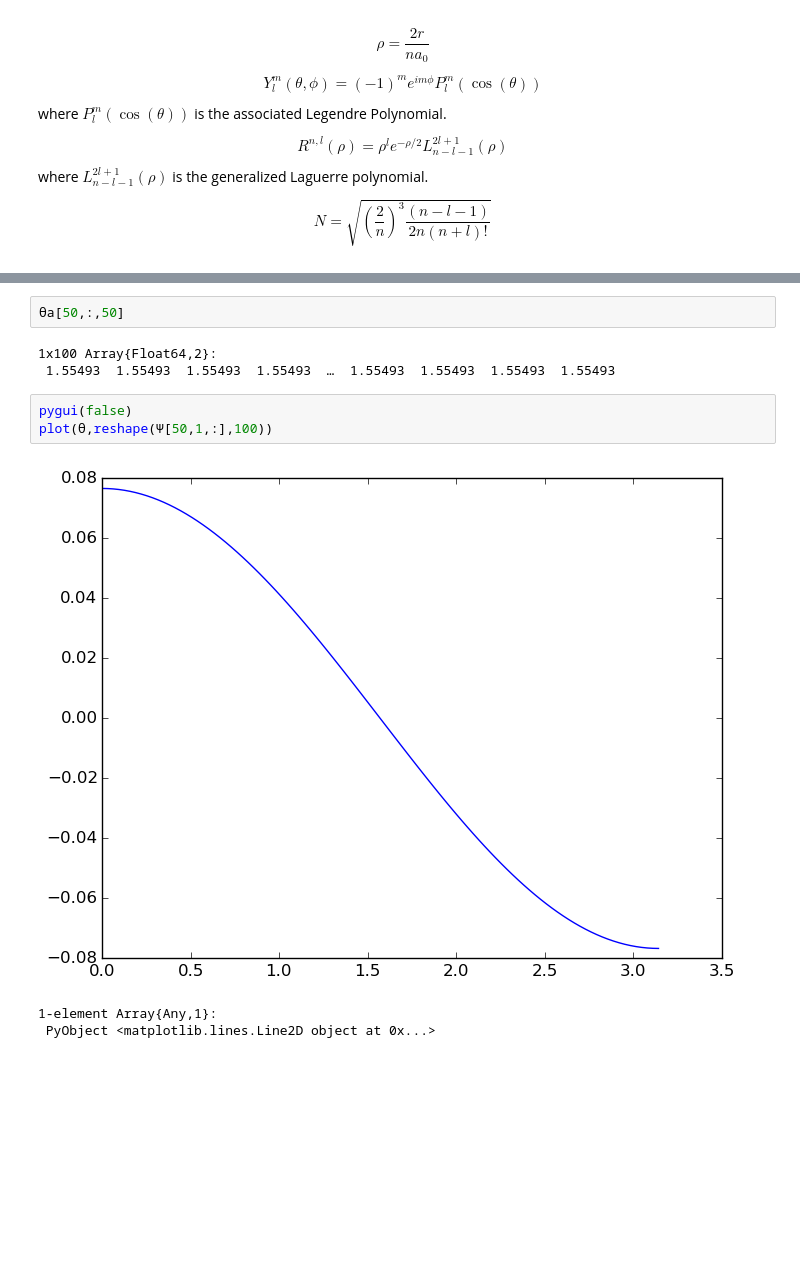
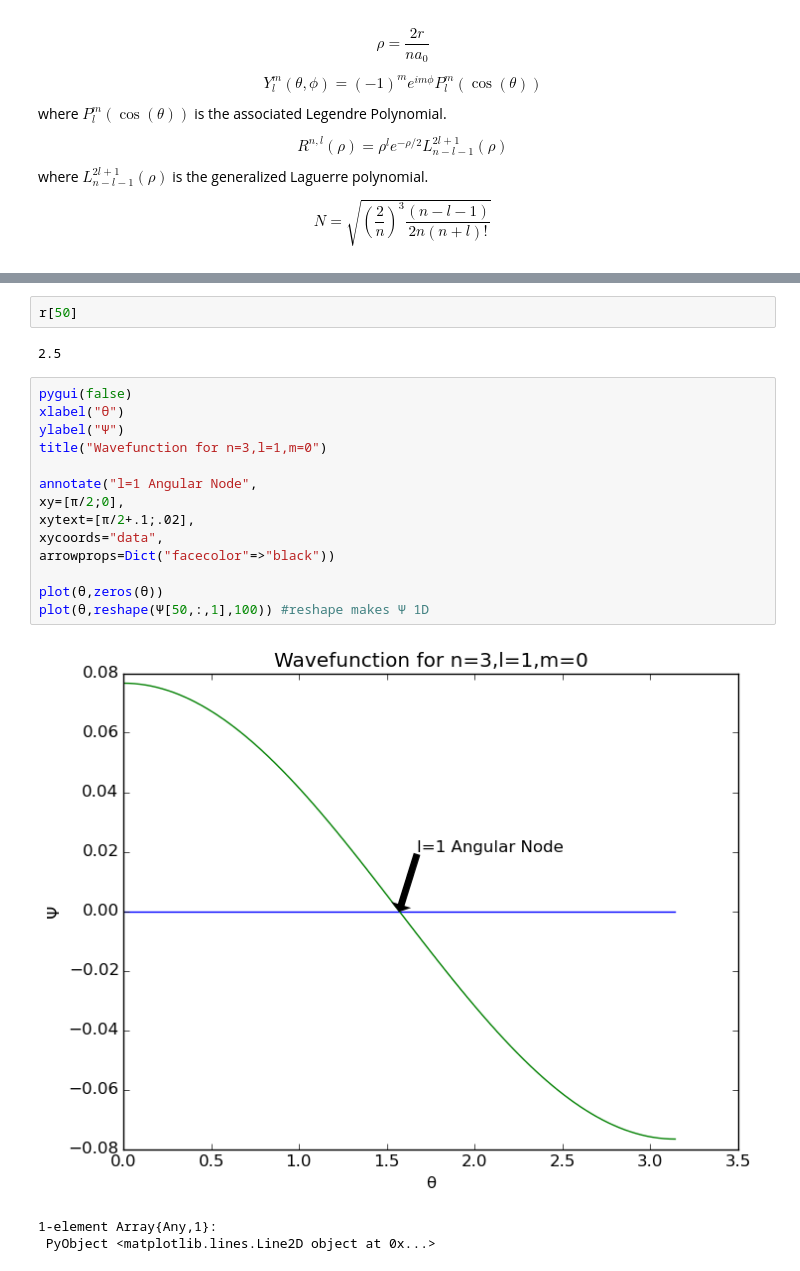
Before and after one commit to albi3ro/M4, a Jupyter notebook: Atomic Orbitals.ipynb, the cells around one changed output, grey strips where cells are left out. Drawn from its saved outputs; the diff is of its cells as text; blank space fills up the shorter version.

```diff
--- a/Atomic Orbitals.ipynb
+++ b/Atomic Orbitals.ipynb
@@ -111,14 +154,24 @@ for k in 1:lϕ
 end
-# %%
-θa[50,:,50]
-# %% [output]
-1x100 Array{Float64,2}:
- 1.55493  1.55493  1.55493  1.55493  …  1.55493  1.55493  1.55493  1.55493
-# %%
-pygui(false)
-plot(θ,reshape(Ψ[50,1,:],100))
-# %% [output]
-[figure, removed]
-1-element Array{Any,1}:
- PyObject <matplotlib.lines.Line2D object at 0x...>
+# %%
+r[50]
+# %% [output]
+2.5
+# %%
+pygui(false)
+xlabel("θ")
+ylabel("Ψ")
+title("Wavefunction for n=3,l=1,m=0")
+
+annotate("l=1 Angular Node",
+xy=[π/2;0],
+xytext=[π/2+.1;.02],
+xycoords="data",
+arrowprops=Dict("facecolor"=>"black"))
+
+plot(θ,zeros(θ))
+plot(θ,reshape(Ψ[50,:,1],100)) #reshape makes Ψ 1D
+# %% [output]
+[figure, added]
+1-element Array{Any,1}:
+ PyObject <matplotlib.lines.Line2D object at 0x...>
 # %%
```
Also changed, not shown: parts of 15 cells of this notebook, 6 other files.
